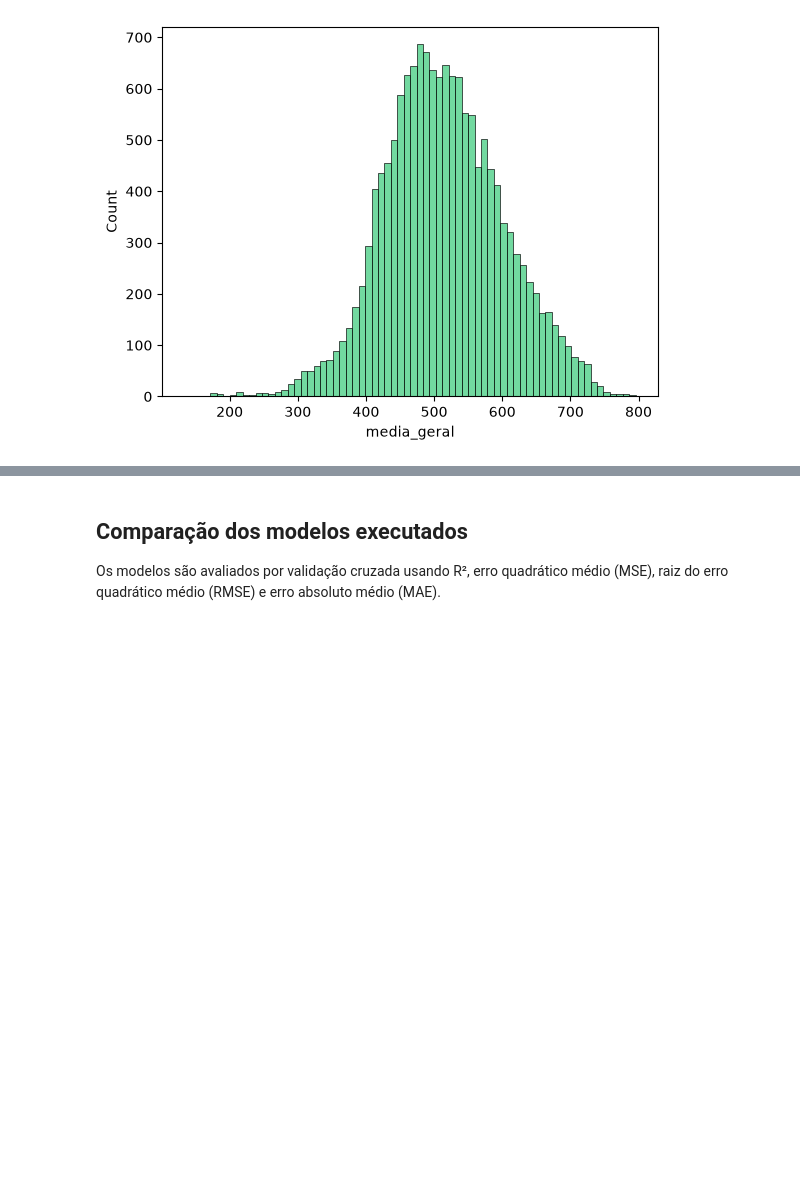
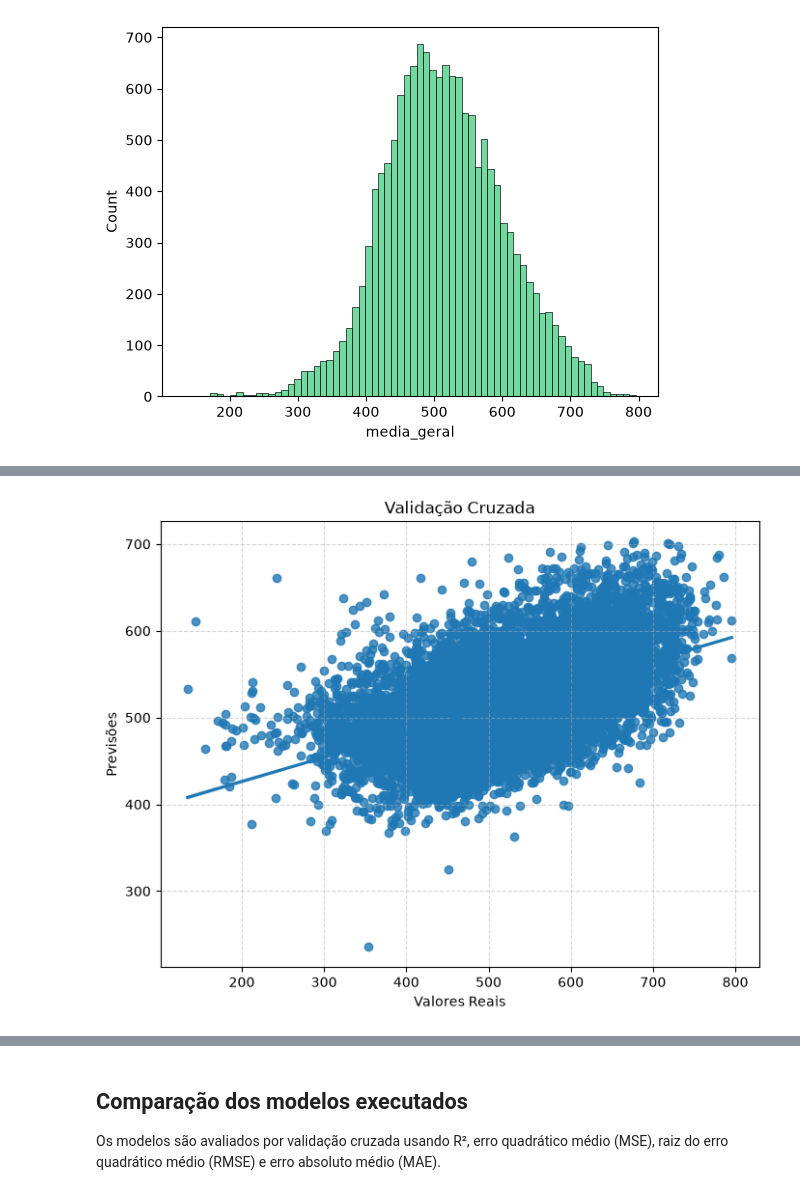
Before and after one commit to mvs105/TESI1-2026.1, a Jupyter notebook: regressao_enem_acre.ipynb, the cells around one changed output, grey strips where cells are left out. Cells and saved outputs as stored; diff of their text form; code cells hidden in the pictures; blank space fills up the shorter version.

```diff
--- a/regressao_enem_acre.ipynb
+++ b/regressao_enem_acre.ipynb
@@ -372,0 +460,12 @@ plt.show()
+# %%
+cv = KFold(n_splits=10, shuffle=True, random_state=42)
+y_pred = cross_val_predict(modelo_regressao_linear, X, y_regressao, cv=cv)
+plt.figure(figsize=(8, 6))
+sns.regplot(x = y_regressao, y = y_pred)
+plt.xlabel("Valores Reais")
+plt.ylabel("Previsões")
+plt.title("Validação Cruzada (Regressão Linear)")
+plt.grid(True, linestyle="--", alpha=0.5)
+plt.show()
+# %% [output]
+[figure, added]
```
Also changed, not shown: parts of 15 cells of this notebook.
